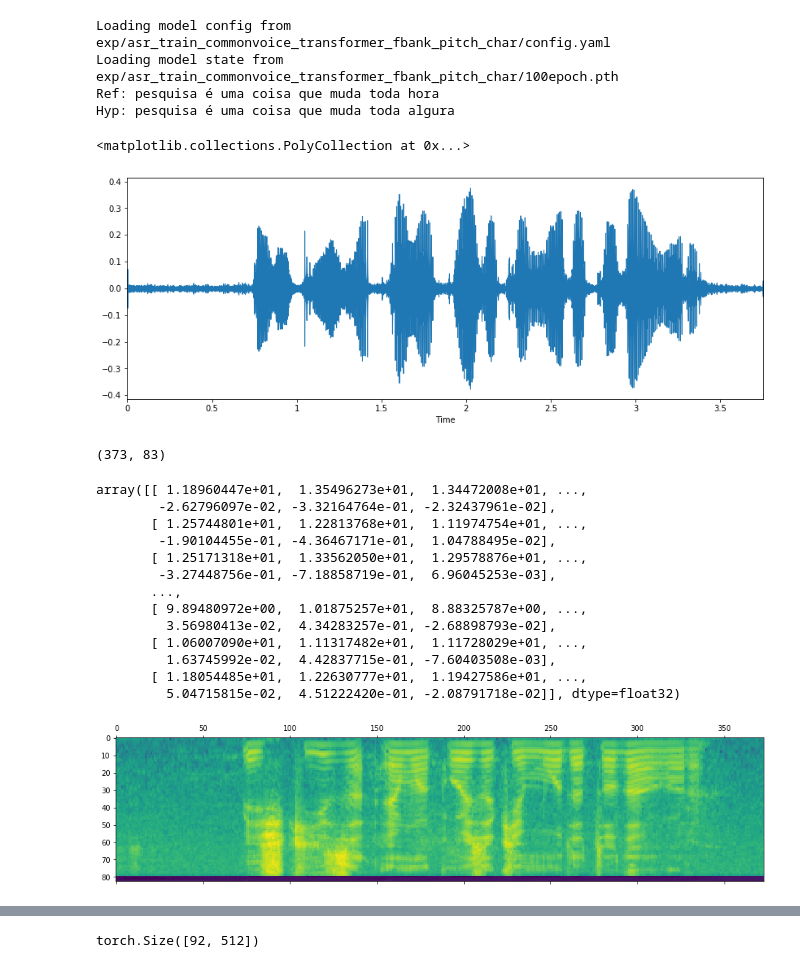
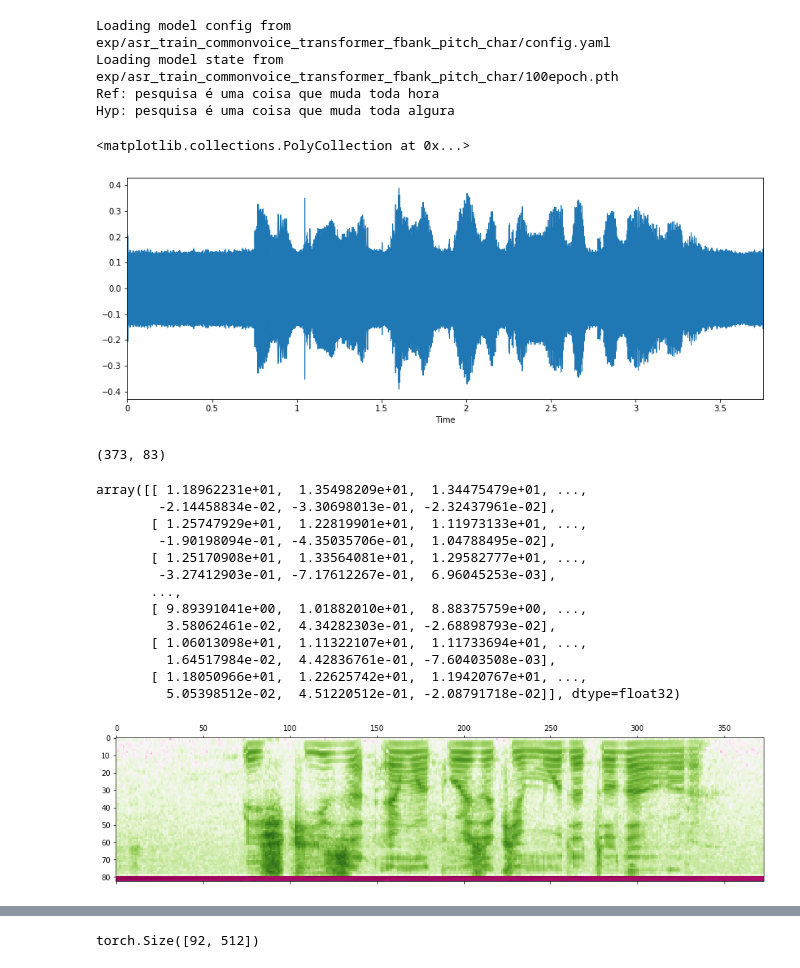
Before and after one commit to alucassch/asr_ptbr_ml_project, a Jupyter notebook: main.ipynb, the cells around one changed output, grey strips where cells are left out. Cells and saved outputs as stored; diff of their text form; code cells hidden in the pictures.

```diff
--- a/main.ipynb
+++ b/main.ipynb
@@ -18,7 +18,8 @@ from ASRDecoder.param import KaldiParam
 model_file = 'asr_train_commonvoice_transformer_fbank_pitch_char_valid.acc.best.zip'
 #arquivo de audio para testes deve ser 16kHz
 audio_file = 'teste_pesquisa.wav'
-
+#teste de audio com nivel DC
+audio_file = '/mnt/c/Users/aluca/Desktop/lapsbm16k-master/lapsbm16k-master/LapsBM-M001/LapsBM_0001.wav'
 #carrega o modelo
 model = Model(model_file)
 
@@ -36,25 +37,25 @@ plt.figure(figsize=(14, 5))
 librosa.display.waveplot(x, sr=sr)
 # %% [output]
 <matplotlib.collections.PolyCollection at 0x...>
-[figure, old version]
+[figure, new version]
 # %%
 fbank_pitch = results.input_data
 print(fbank_pitch.shape)
-plt.matshow(fbank_pitch.T)
+plt.matshow(fbank_pitch.T, cmap='PiYG')
 fbank_pitch
 # %% [output]
 (373, 83)
-array([[ 1.18960447e+01,  1.35496273e+01,  1.34472008e+01, ...,
-        -2.62796097e-02, -3.32164764e-01, -2.32437961e-02],
-       [ 1.25744801e+01,  1.22813768e+01,  1.11974754e+01, ...,
-        -1.90104455e-01, -4.36467171e-01,  1.04788495e-02],
-       [ 1.25171318e+01,  1.33562050e+01,  1.29578876e+01, ...,
-        -3.27448756e-01, -7.18858719e-01,  6.96045253e-03],
+array([[ 1.18962231e+01,  1.35498209e+01,  1.34475479e+01, ...,
+        -2.14458834e-02, -3.30698013e-01, -2.32437961e-02],
+       [ 1.25747929e+01,  1.22819901e+01,  1.11973133e+01, ...,
+        -1.90198094e-01, -4.35035706e-01,  1.04788495e-02],
+       [ 1.25170908e+01,  1.33564081e+01,  1.29582777e+01, ...,
+        -3.27412903e-01, -7.17612267e-01,  6.96045253e-03],
        ...,
-       [ 9.89480972e+00,  1.01875257e+01,  8.88325787e+00, ...,
-         3.56980413e-02,  4.34283257e-01, -2.68898793e-02],
-       [ 1.06007090e+01,  1.11317482e+01,  1.11728029e+01, ...,
-         1.63745992e-02,  4.42837715e-01, -7.60403508e-03],
-       [ 1.18054485e+01,  1.22630777e+01,  1.19427586e+01, ...,
-         5.04715815e-02,  4.51222420e-01, -2.08791718e-02]], dtype=float32)
+       [ 9.89391041e+00,  1.01882010e+01,  8.88375759e+00, ...,
+         3.58062461e-02,  4.34282303e-01, -2.68898793e-02],
+       [ 1.06013098e+01,  1.11322107e+01,  1.11733694e+01, ...,
+         1.64517984e-02,  4.42836761e-01, -7.60403508e-03],
+       [ 1.18050966e+01,  1.22625742e+01,  1.19420767e+01, ...,
+         5.05398512e-02,  4.51220512e-01, -2.08791718e-02]], dtype=float32)
-[figure, old version]
+[figure, new version]
```
Also changed, not shown: parts of 1 cell of this notebook.
